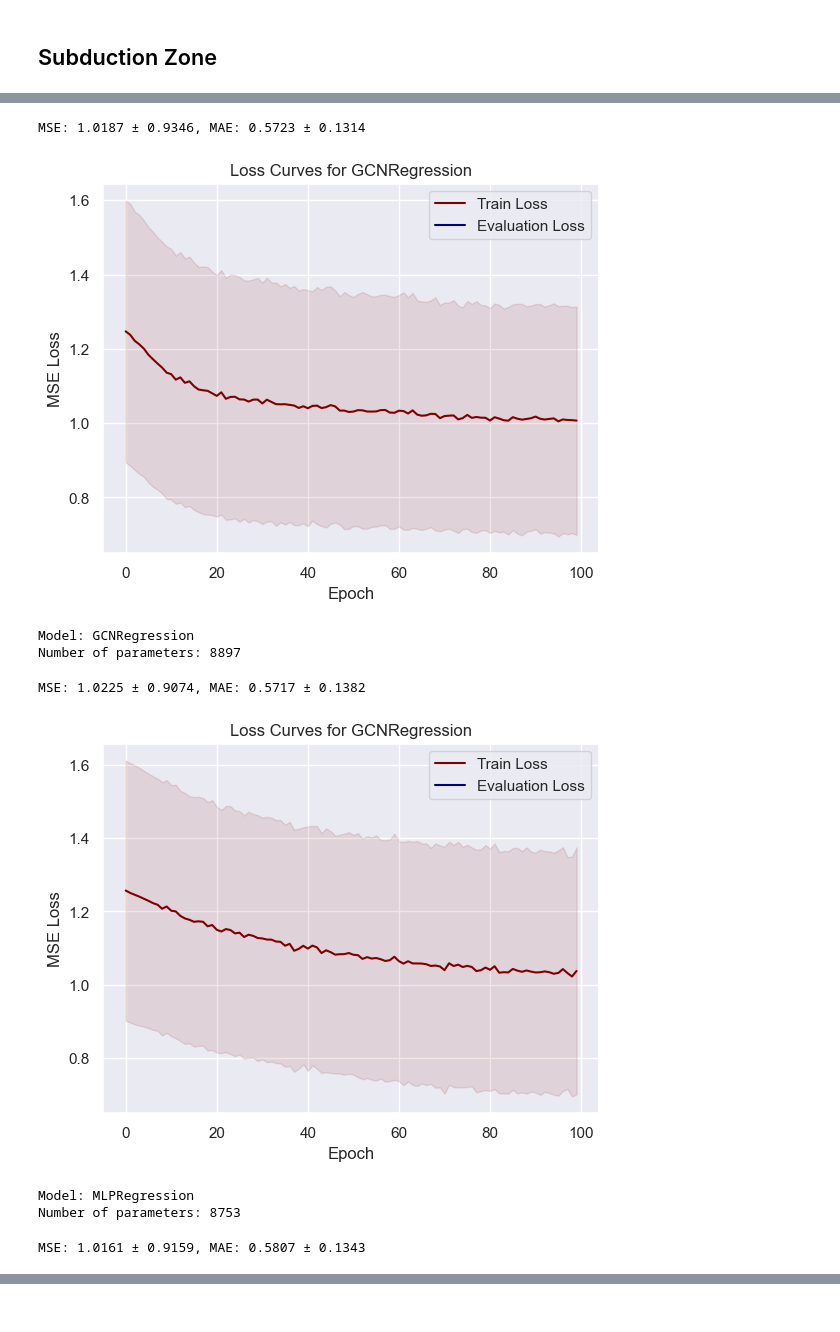
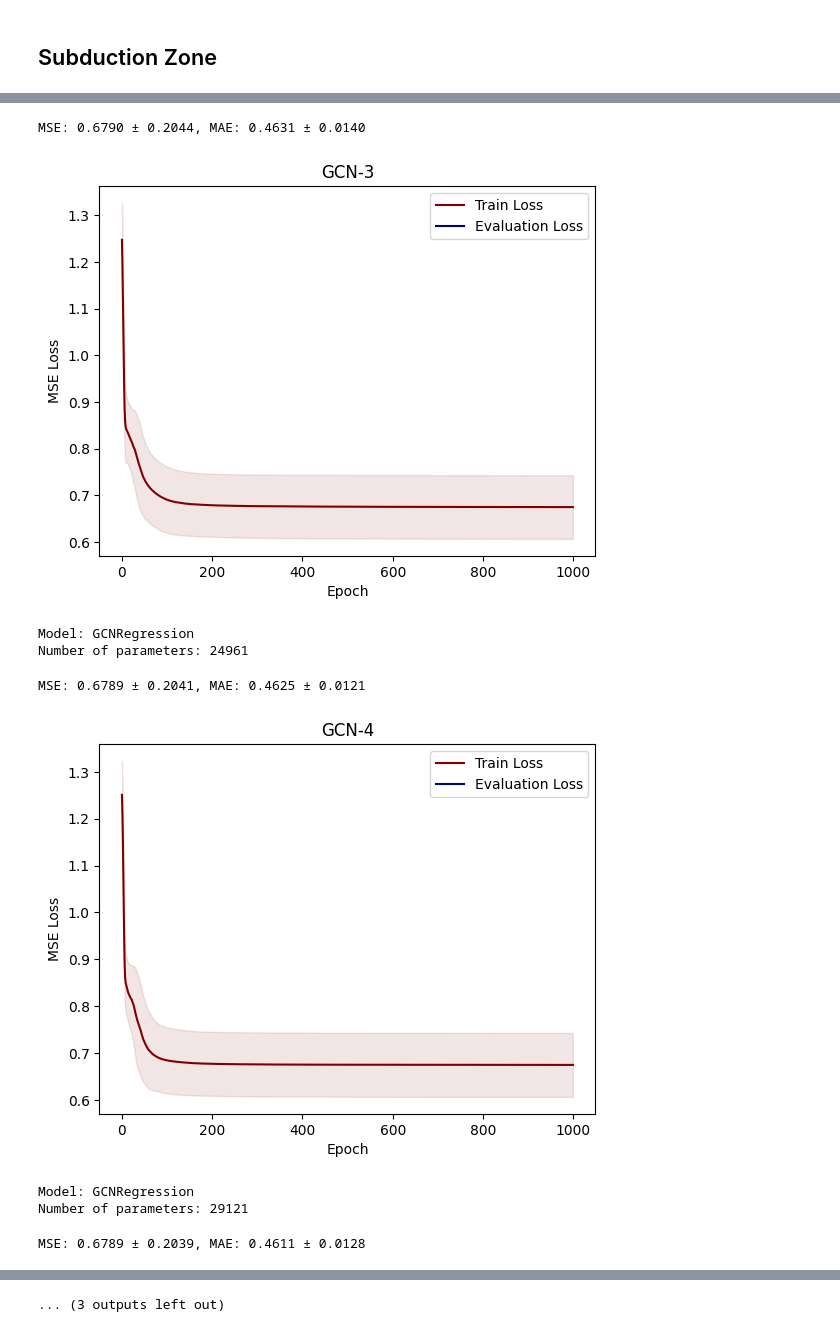
Before and after one commit to hans-riess/pygsig, a Jupyter notebook: subduction.ipynb, the cells around one changed output, grey strips where cells are left out. Cells and saved outputs as stored; diff of their text form; code cells hidden in the pictures.

Commit message:
comparison by depth, augmentation

```diff
--- a/subduction.ipynb
+++ b/subduction.ipynb
@@ -27,10 +27,10 @@ dataset = SubductionZone(poly_path=poly_path,
                          site_path=site_path,
                          start_date=start_date,
                          end_date=end_date,
-                         redownload=True)
+                         redownload=False)
 # %%
 # Load data
-seq_data = dataset.load_data(task_name='depth',k=4, bandwidth = 100e3)
+seq_data = dataset.load_data(task_name='depth',k=4)
 # %%
 # Plot graph
 
@@ -81,9 +81,9 @@ importlib.reload(pygsig.models)
 importlib.reload(pygsig.signature)
 importlib.reload(pygsig.graph)
 
-signature_depth = 6
+signature_depth = 3
 
-signature_transform = SignatureFeatures(sig_depth=signature_depth, normalize=True, log_signature=False,augment=False)
+signature_transform = SignatureFeatures(sig_depth=signature_depth, normalize=True, lead_lag=True)
 data = signature_transform(seq_data)
 
 scaler = StandardScaler()
@@ -92,11 +92,11 @@ data.y = torch.tensor(scaler.fit_transform(data.y.unsqueeze(-1)),dtype=torch.flo
 num_nodes = data.num_nodes
 num_splits = 4
 num_trials = 10
-num_epochs = 100
+num_epochs = 1000
 
 learning_rate = 1e-3
 lasso = 0
-num_hidden = 8
+num_hidden = 64
 
 print_during_training = False
 
@@ -105,12 +105,16 @@ models = []
 models += [GCNRegression(num_channels=[data.num_node_features, num_hidden, 1])]
 models += [GCNRegression(num_channels=[data.num_node_features, num_hidden,num_hidden, 1])]
 models += [GCNRegression(num_channels=[data.num_node_features, num_hidden,num_hidden,num_hidden, 1])]
-models += [MLPRegression(num_channels=[data.num_node_features, num_hidden, 1])]
+models += [GCNRegression(num_channels=[data.num_node_features, num_hidden,num_hidden,num_hidden,num_hidden, 1])]
+models += [MLPRegression(num_channels=[data.num_node_features, num_hidden,num_hidden,num_hidden, num_hidden, 1])]
+
+
+model_names = ['GCN-2','GCN-3','GCN-4','GCN-5','GCN-MLP']
 
 mse_models = []
 mae_models = []
 
-for model in models:
+for model_number,model in enumerate(models):
     print(f'Model: {model._get_name()}')
     print(f"Number of parameters: {sum(p.numel() for p in model.parameters() if p.requires_grad)}")
     criterion = nn.MSELoss()
@@ -171,7 +175,7 @@ for model in models:
     plt.fill_between(range(num_epochs), avg_eval_losses - std_eval_losses, avg_eval_losses + std_eval_losses, alpha=0.1,color='navy')
     plt.xlabel('Epoch')
     plt.ylabel('MSE Loss')
-    plt.title(f'Loss Curves for {model._get_name()}')
+    plt.title(f'{model_names[model_number]}')
     plt.legend()
     plt.show()
 # %% [output]
@@ -184,9 +188,9 @@ Number of parameters: 8825
-MSE: 1.0187 ± 0.9346, MAE: 0.5723 ± 0.1314
+MSE: 0.6790 ± 0.2044, MAE: 0.4631 ± 0.0140
-[figure, old version]
+[figure, new version]
 Model: GCNRegression
-Number of parameters: 8897
+Number of parameters: 24961
-MSE: 1.0225 ± 0.9074, MAE: 0.5717 ± 0.1382
+MSE: 0.6789 ± 0.2041, MAE: 0.4625 ± 0.0121
-[figure, old version]
+[figure, new version]
-Model: MLPRegression
-Number of parameters: 8753
+Model: GCNRegression
+Number of parameters: 29121
-MSE: 1.0161 ± 0.9159, MAE: 0.5807 ± 0.1343
+MSE: 0.6789 ± 0.2039, MAE: 0.4611 ± 0.0128
@@ -194,3 +198,4 @@ MSE: 1.0161 ± 0.9159, MAE: 0.5807 ± 0.1343
+... (3 outputs left out)
 # %%
 MSE = np.array(mse_models)
 MAE = np.array(mae_models)
```
Also changed, not shown: parts of 4 cells of this notebook, 8 other files.
